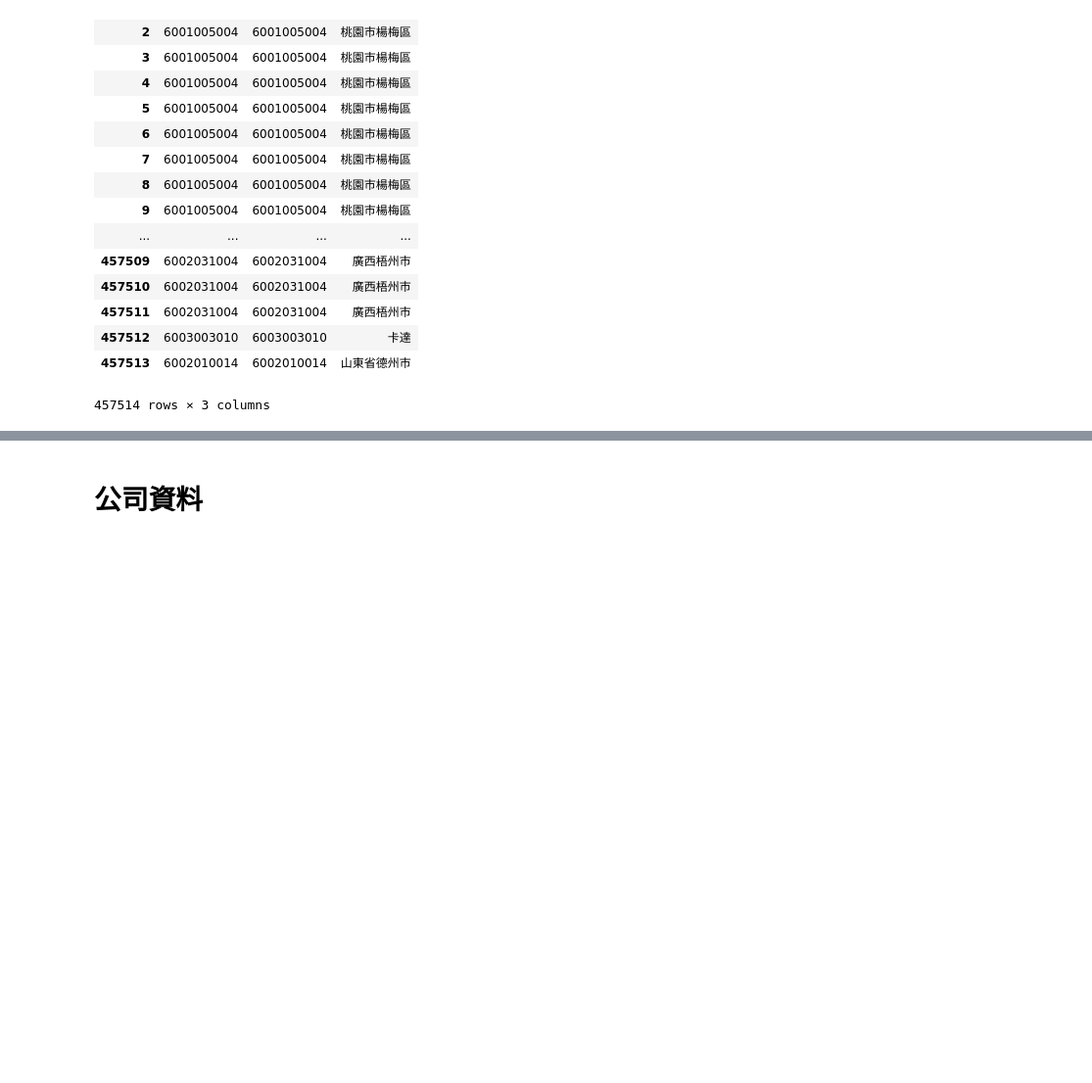
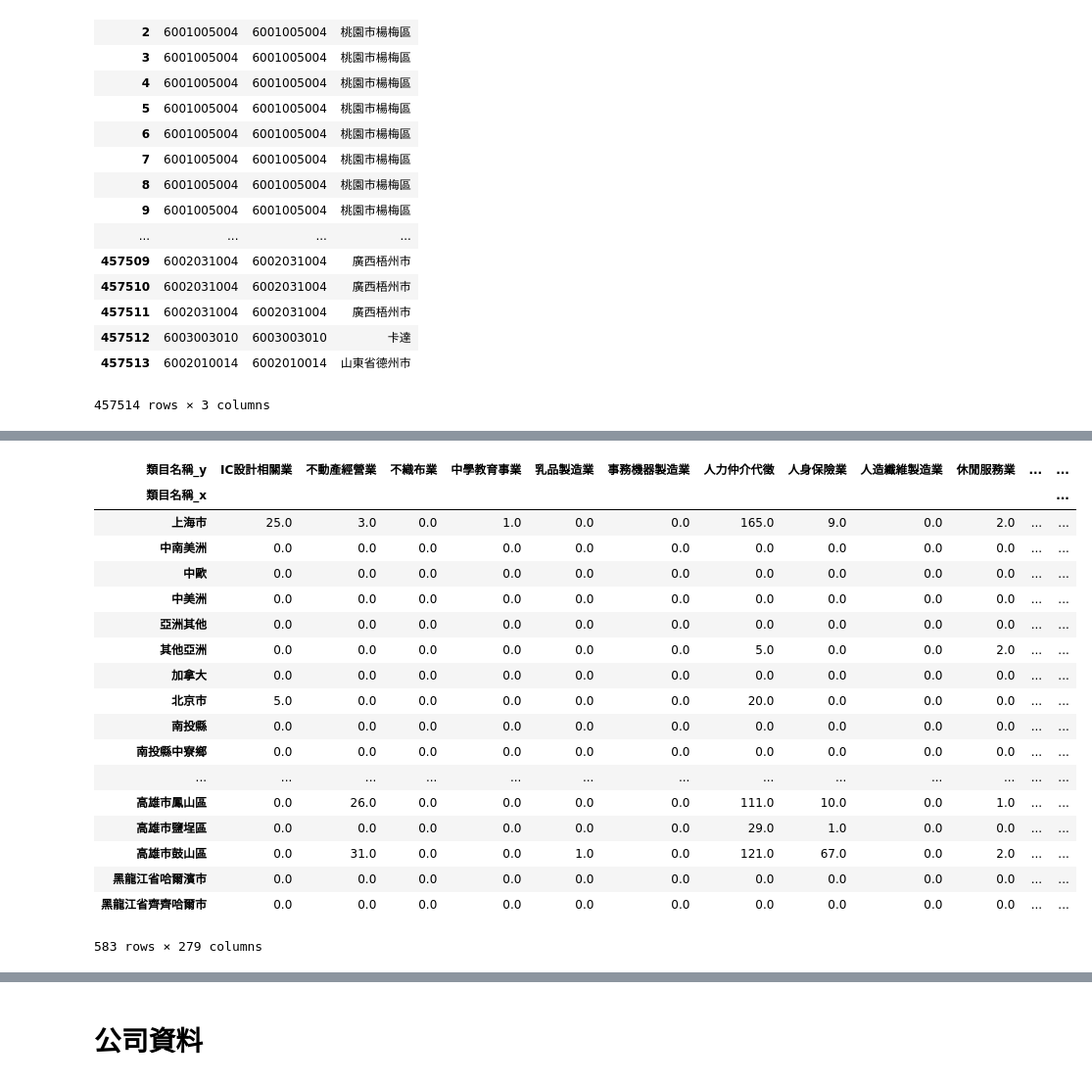
Before and after one commit to kuonumber/201807_104_hr_bank, a Jupyter notebook: 20180710_104_資料清理.ipynb, the cells around one changed output, grey strips where cells are left out. Shown at 98% size. Cells and saved outputs as stored; diff of their text form; code cells hidden in the pictures; blank space fills up the shorter version.

```diff
--- a/20180710_104_資料清理.ipynb
+++ b/20180710_104_資料清理.ipynb
@@ -96,0 +155,30 @@ s['類目名稱'].value_counts().to_csv('./20180711_工作的地區次數分配
+# %%
+df_industry['類目代碼'] = df_industry['類目代碼'].astype('str')
+# %%
+df_ = pd.merge(df_industry,df_job_desc, left_on='類目代碼',right_on='industry')
+# %%
+df_.addr_no = df_.addr_no.astype('str')
+# %%
+df_chinese_addr = pd.merge(df_district,df_,left_on='類目代碼',right_on='addr_no')[['類目名稱_x','類目名稱_y']]
+# %%
+df_chinese_addr.groupby('類目名稱_x')['類目名稱_y'].value_counts().unstack('類目名稱_y').fillna(0)
+# %% [output]
+| 類目名稱_y | IC設計相關業 | 不動產經營業 | 不織布業 | 中學教育事業 | 乳品製造業 | 事務機器製造業 | 人力仲介代徵 | 人身保險業 | 人造纖維製造業 | 休閒服務業 | ... | ... |
+| 類目名稱_x |  |  |  |  |  |  |  |  |  |  |  | ... |
+| 上海市 | 25.0 | 3.0 | 0.0 | 1.0 | 0.0 | 0.0 | 165.0 | 9.0 | 0.0 | 2.0 | ... | ... |
+| 中南美洲 | 0.0 | 0.0 | 0.0 | 0.0 | 0.0 | 0.0 | 0.0 | 0.0 | 0.0 | 0.0 | ... | ... |
+| 中歐 | 0.0 | 0.0 | 0.0 | 0.0 | 0.0 | 0.0 | 0.0 | 0.0 | 0.0 | 0.0 | ... | ... |
+| 中美洲 | 0.0 | 0.0 | 0.0 | 0.0 | 0.0 | 0.0 | 0.0 | 0.0 | 0.0 | 0.0 | ... | ... |
+| 亞洲其他 | 0.0 | 0.0 | 0.0 | 0.0 | 0.0 | 0.0 | 0.0 | 0.0 | 0.0 | 0.0 | ... | ... |
+| 其他亞洲 | 0.0 | 0.0 | 0.0 | 0.0 | 0.0 | 0.0 | 5.0 | 0.0 | 0.0 | 2.0 | ... | ... |
+| 加拿大 | 0.0 | 0.0 | 0.0 | 0.0 | 0.0 | 0.0 | 0.0 | 0.0 | 0.0 | 0.0 | ... | ... |
+| 北京市 | 5.0 | 0.0 | 0.0 | 0.0 | 0.0 | 0.0 | 20.0 | 0.0 | 0.0 | 0.0 | ... | ... |
+| 南投縣 | 0.0 | 0.0 | 0.0 | 0.0 | 0.0 | 0.0 | 0.0 | 0.0 | 0.0 | 0.0 | ... | ... |
+| 南投縣中寮鄉 | 0.0 | 0.0 | 0.0 | 0.0 | 0.0 | 0.0 | 0.0 | 0.0 | 0.0 | 0.0 | ... | ... |
+| ... | ... | ... | ... | ... | ... | ... | ... | ... | ... | ... | ... | ... |
+| 高雄市鳳山區 | 0.0 | 26.0 | 0.0 | 0.0 | 0.0 | 0.0 | 111.0 | 10.0 | 0.0 | 1.0 | ... | ... |
+| 高雄市鹽埕區 | 0.0 | 0.0 | 0.0 | 0.0 | 0.0 | 0.0 | 29.0 | 1.0 | 0.0 | 0.0 | ... | ... |
+| 高雄市鼓山區 | 0.0 | 31.0 | 0.0 | 0.0 | 1.0 | 0.0 | 121.0 | 67.0 | 0.0 | 2.0 | ... | ... |
+| 黑龍江省哈爾濱市 | 0.0 | 0.0 | 0.0 | 0.0 | 0.0 | 0.0 | 0.0 | 0.0 | 0.0 | 0.0 | ... | ... |
+| 黑龍江省齊齊哈爾市 | 0.0 | 0.0 | 0.0 | 0.0 | 0.0 | 0.0 | 0.0 | 0.0 | 0.0 | 0.0 | ... | ... |
+583 rows × 279 columns
```
Also changed, not shown: parts of 26 cells of this notebook, 2 other files.
